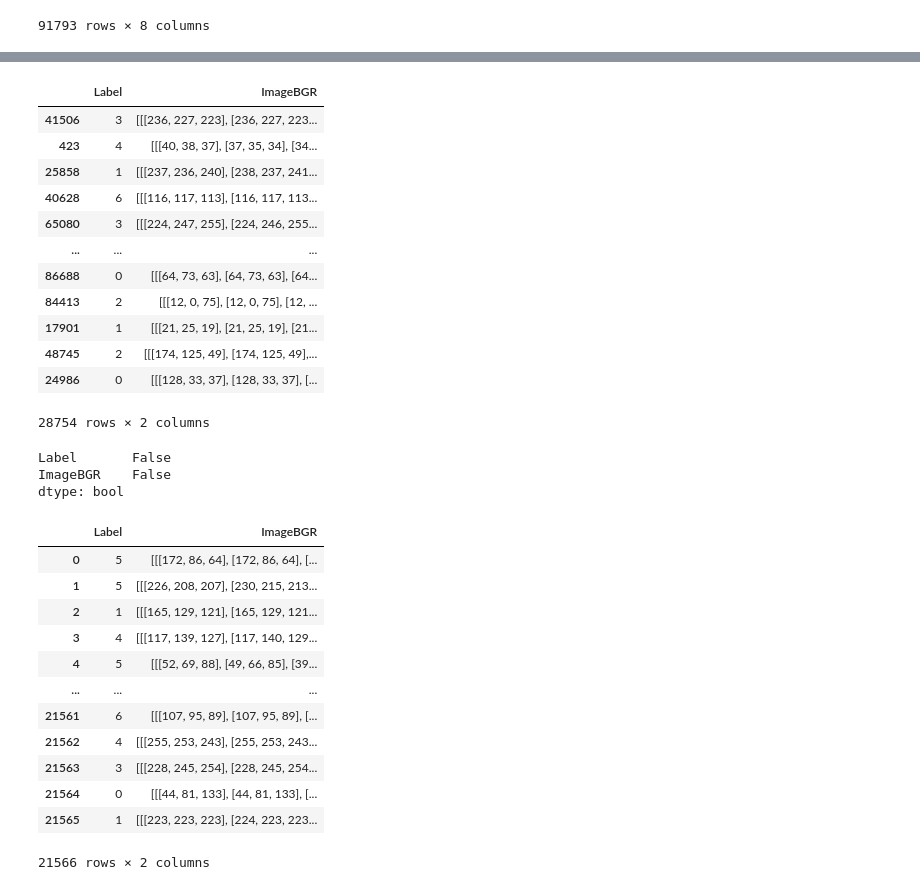
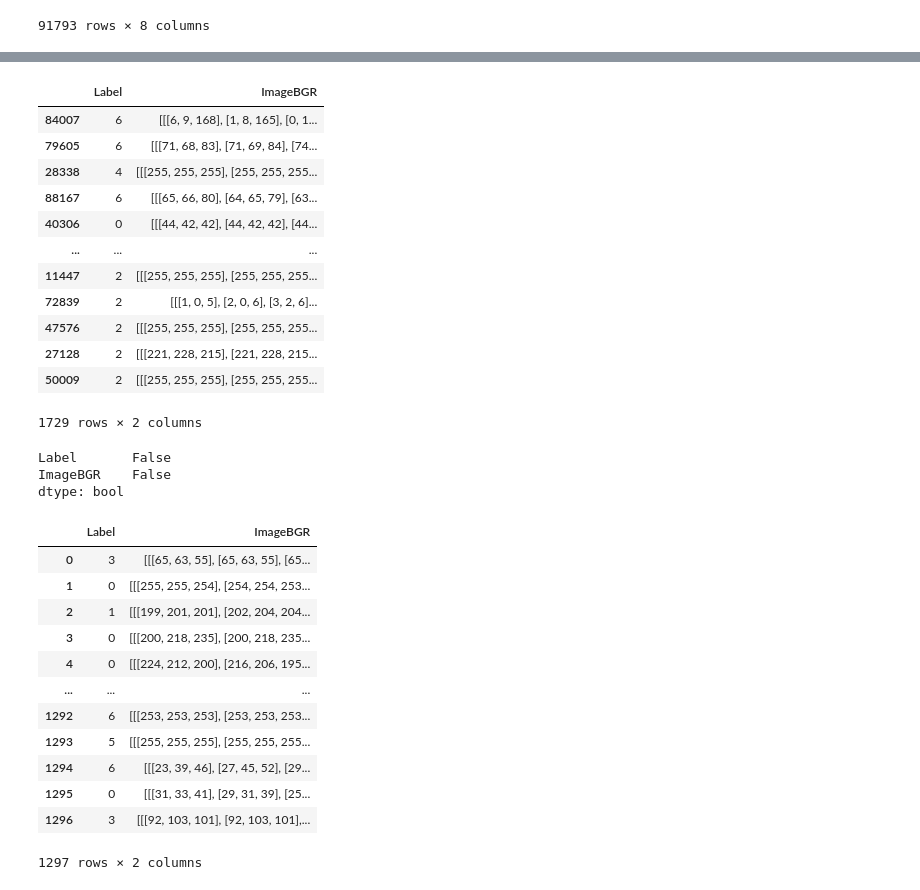
Before and after one commit to RsgAI/Facial-Expression-Recognition, a Jupyter notebook: DataPreparation/Preparation4.ipynb, the cells around one changed output, grey strips where cells are left out. Saved outputs shown, nothing was run; the diff lists cells and outputs as text; code cells hidden in the pictures.

```diff
--- a/DataPreparation/Preparation4.ipynb
+++ b/DataPreparation/Preparation4.ipynb
@@ -140,0 +120,5 @@ SampleDf
+# %%
+#sampleDf is being generated with rows with FaceBoxConfidence greater than 70
+#This will balance the dataset to a certain level of quality
+sampleDf = imageListDf[imageListDf['FaceBoxConfidence'] > 70.0].copy()
+sampleDf
@@ -140,0 +139,4 @@ SampleDf
+# %%
+#The number of representatives of the label represented by the least number of images is being calculated
+minCount = sampleDf.groupby(['Label']).size().min()
+minCount
@@ -140,0 +145,14 @@ SampleDf
+# %%
+#sampleDf is being generated with grouping the data by Label
+#and selecting minCount rows with the low FaceBoxConfidence value of each group
+
+#With this process, all the representatives of the label represented by the least number of images are selected,
+#while the ones with the lowest quality from the other labels are being selected
+
+#This will cause labels with more representatives to be represented with worse images in terms of quality
+#This dataset will not be perfectly balanced in terms of quality, even as it is written in the notebook title
+#However, this should not be a problem as the quality of images of any label will be above a certain level
+
+#Also this sample contains too few data although it is balanced and this can be cause a bigger problem
+sampleDf = sampleDf.sort_values(by=['FaceBoxConfidence'], ascending = True).groupby('Label').head(minCount)
+sampleDf
@@ -164,6 +196,6 @@ DrawChart(forChart, labelDf)
 # %%
 #The face boxes in sampleDf are being read from raw images
-SampleDf['ImageBGR'] = SampleDf.apply(lambda row: ReadImage(row), axis=1)
-SampleDf
+sampleDf['ImageBGR'] = sampleDf.apply(lambda row: ReadImage(row), axis=1)
+sampleDf
 # %% [output]
 |  | ImageName | FaceID | FaceBoxTop | FaceBoxLeft | FaceBoxRight | FaceBoxBottom | FaceBoxConfidence | Label | ... |
@@ -182,21 +214,21 @@ SampleDf
 # %%
 #Unnecessary fields are being removed from sampleDf
-SampleDf.drop(['ImageName', 'FaceID','FaceBoxTop', 'FaceBoxLeft',
+sampleDf.drop(['ImageName', 'FaceID','FaceBoxTop', 'FaceBoxLeft',
                'FaceBoxRight', 'FaceBoxBottom', 'FaceBoxConfidence'], axis = 1, inplace = True)
-SampleDf
+sampleDf
 # %% [output]
 |  | Label | ImageBGR |
-| 41506 | 3 | [[[236, 227, 223], [236, 227, 223... |
-| 423 | 4 | [[[40, 38, 37], [37, 35, 34], [34... |
-| 25858 | 1 | [[[237, 236, 240], [238, 237, 241... |
-| 40628 | 6 | [[[116, 117, 113], [116, 117, 113... |
-| 65080 | 3 | [[[224, 247, 255], [224, 246, 255... |
+| 84007 | 6 | [[[6, 9, 168], [1, 8, 165], [0, 1... |
+| 79605 | 6 | [[[71, 68, 83], [71, 69, 84], [74... |
+| 28338 | 4 | [[[255, 255, 255], [255, 255, 255... |
+| 88167 | 6 | [[[65, 66, 80], [64, 65, 79], [63... |
+| 40306 | 0 | [[[44, 42, 42], [44, 42, 42], [44... |
 | ... | ... | ... |
-| 86688 | 0 | [[[64, 73, 63], [64, 73, 63], [64... |
-| 84413 | 2 | [[[12, 0, 75], [12, 0, 75], [12, ... |
-| 17901 | 1 | [[[21, 25, 19], [21, 25, 19], [21... |
-| 48745 | 2 | [[[174, 125, 49], [174, 125, 49],... |
-| 24986 | 0 | [[[128, 33, 37], [128, 33, 37], [... |
+| 11447 | 2 | [[[255, 255, 255], [255, 255, 255... |
+| 72839 | 2 | [[[1, 0, 5], [2, 0, 6], [3, 2, 6]... |
+| 47576 | 2 | [[[255, 255, 255], [255, 255, 255... |
+| 27128 | 2 | [[[221, 228, 215], [221, 228, 215... |
+| 50009 | 2 | [[[255, 255, 255], [255, 255, 255... |
-28754 rows × 2 columns
+1729 rows × 2 columns
 # %%
 #sampleDf is being checked for null
@@ -207,24 +239,24 @@ ImageBGR    False
 dtype: bool
 # %%
 #Training data is being splitted from sampleDf
-trainingDf = SampleDf.sample(frac=0.75)
-testDf = SampleDf.drop(trainingDf.index)
+trainingDf = sampleDf.sample(frac=0.75)
+testDf = sampleDf.drop(trainingDf.index)
 trainingDf.reset_index(drop = True, inplace = True)
 trainingDf
 # %% [output]
 |  | Label | ImageBGR |
-| 0 | 5 | [[[172, 86, 64], [172, 86, 64], [... |
-| 1 | 5 | [[[226, 208, 207], [230, 215, 213... |
-| 2 | 1 | [[[165, 129, 121], [165, 129, 121... |
-| 3 | 4 | [[[117, 139, 127], [117, 140, 129... |
-| 4 | 5 | [[[52, 69, 88], [49, 66, 85], [39... |
+| 0 | 3 | [[[65, 63, 55], [65, 63, 55], [65... |
+| 1 | 0 | [[[255, 255, 254], [254, 254, 253... |
+| 2 | 1 | [[[199, 201, 201], [202, 204, 204... |
+| 3 | 0 | [[[200, 218, 235], [200, 218, 235... |
+| 4 | 0 | [[[224, 212, 200], [216, 206, 195... |
 | ... | ... | ... |
-| 21561 | 6 | [[[107, 95, 89], [107, 95, 89], [... |
-| 21562 | 4 | [[[255, 253, 243], [255, 253, 243... |
-| 21563 | 3 | [[[228, 245, 254], [228, 245, 254... |
-| 21564 | 0 | [[[44, 81, 133], [44, 81, 133], [... |
-| 21565 | 1 | [[[223, 223, 223], [224, 223, 223... |
+| 1292 | 6 | [[[253, 253, 253], [253, 253, 253... |
+| 1293 | 5 | [[[255, 255, 255], [255, 255, 255... |
+| 1294 | 6 | [[[23, 39, 46], [27, 45, 52], [29... |
+| 1295 | 0 | [[[31, 33, 41], [29, 31, 39], [25... |
+| 1296 | 3 | [[[92, 103, 101], [92, 103, 101],... |
-21566 rows × 2 columns
+1297 rows × 2 columns
 # %%
 #First 5 images of trainingDf are being drawn
 DrawImage(trainingDf.head(), labelDf)
```
Also changed, not shown: parts of 14 cells of this notebook, 40 other files.
